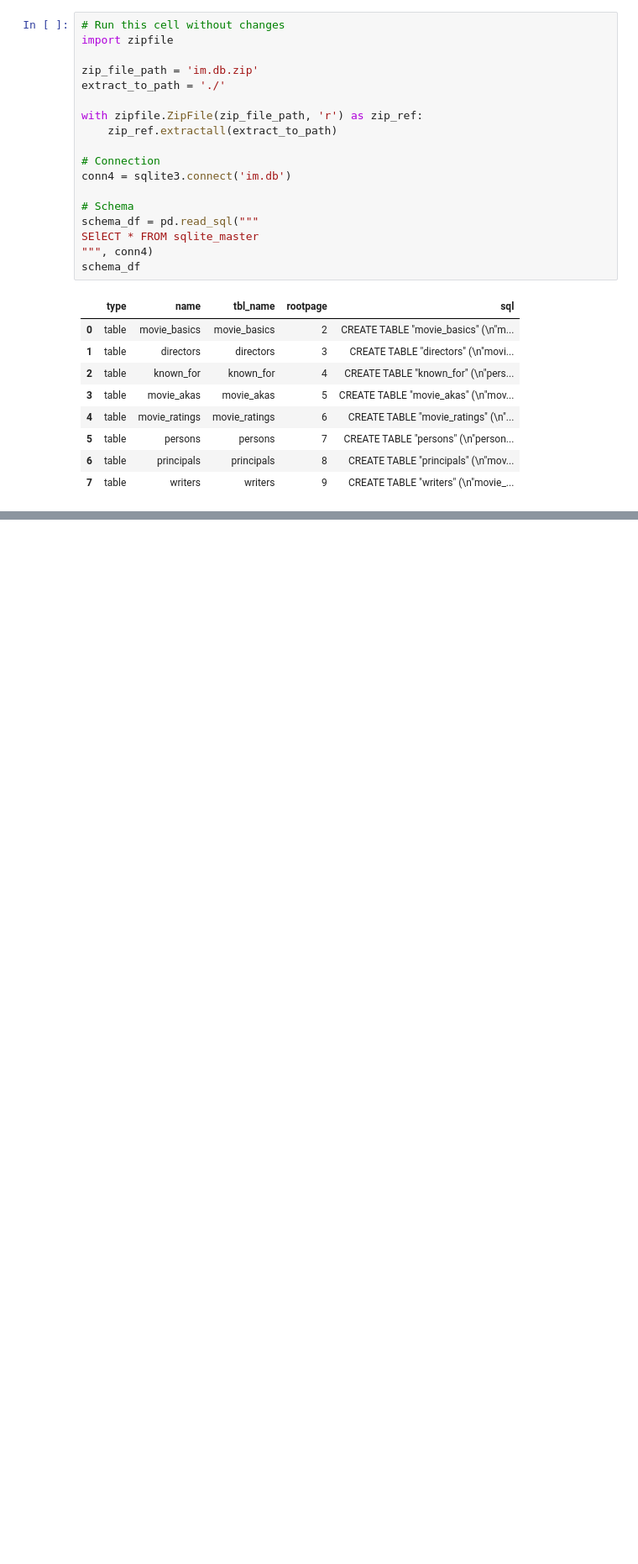
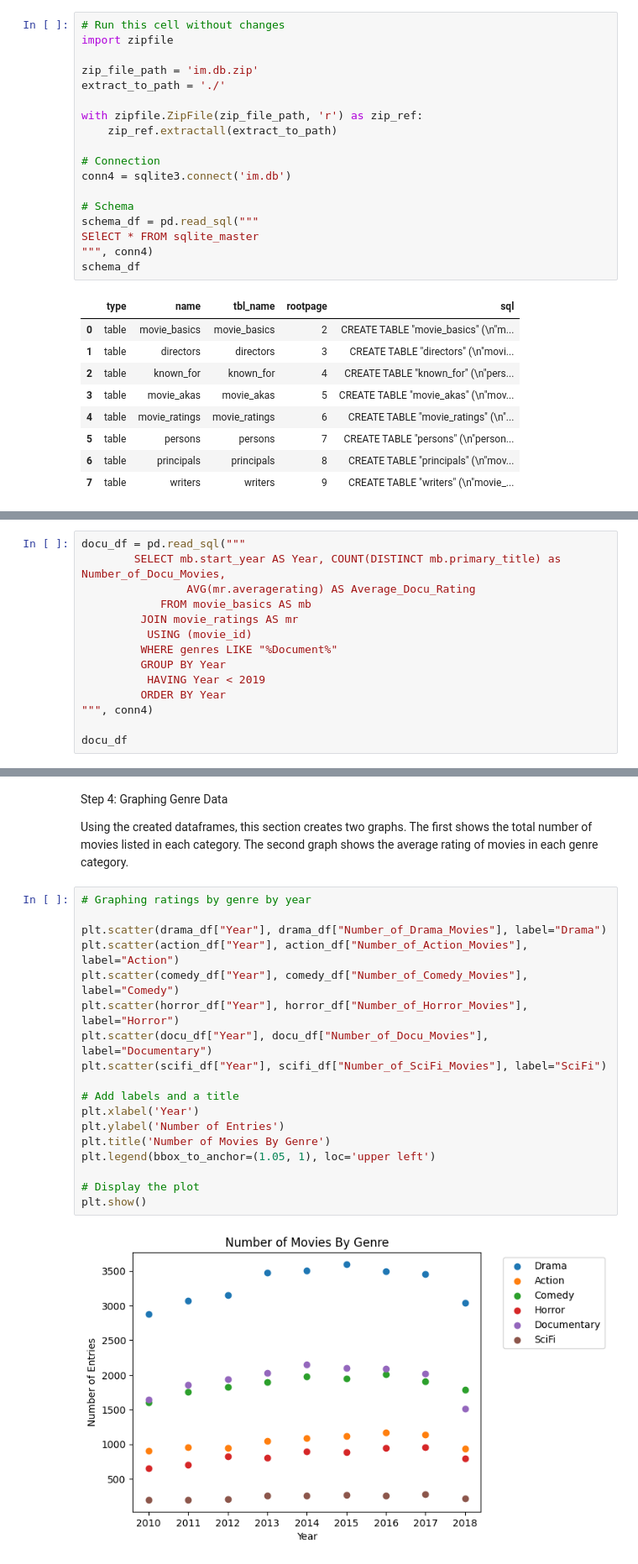
Before and after one commit to Zanalidu/dsc-sql-summative-lab, a Jupyter notebook: SQLSummativeLab.ipynb, the cells around one changed output, grey strips where cells are left out. Shown at 84% size. Cells and saved outputs as stored; diff of their text form; blank space fills up the shorter version.

```diff
--- a/SQLSummativeLab.ipynb
+++ b/SQLSummativeLab.ipynb
@@ -521,0 +906,14 @@ None
+# %%
+docu_df = pd.read_sql("""
+        SELECT mb.start_year AS Year, COUNT(DISTINCT mb.primary_title) as Number_of_Docu_Movies,
+                AVG(mr.averagerating) AS Average_Docu_Rating
+            FROM movie_basics AS mb
+         JOIN movie_ratings AS mr
+          USING (movie_id)
+         WHERE genres LIKE "%Document%"
+         GROUP BY Year
+          HAVING Year < 2019
+         ORDER BY Year
+""", conn4)
+
+docu_df
@@ -521,0 +931,25 @@ None
+# %% [markdown]
+Step 4: Graphing Genre Data
+
+Using the created dataframes, this section creates two graphs. The first shows the total number of movies listed in each category.
+The second graph shows the average rating of movies in each genre category.
+# %%
+# Graphing ratings by genre by year
+
+plt.scatter(drama_df["Year"], drama_df["Number_of_Drama_Movies"], label="Drama")
+plt.scatter(action_df["Year"], action_df["Number_of_Action_Movies"], label="Action")
+plt.scatter(comedy_df["Year"], comedy_df["Number_of_Comedy_Movies"], label="Comedy")
+plt.scatter(horror_df["Year"], horror_df["Number_of_Horror_Movies"], label="Horror")
+plt.scatter(docu_df["Year"], docu_df["Number_of_Docu_Movies"], label="Documentary")
+plt.scatter(scifi_df["Year"], scifi_df["Number_of_SciFi_Movies"], label="SciFi")
+
+# Add labels and a title
+plt.xlabel('Year')
+plt.ylabel('Number of Entries')
+plt.title('Number of Movies By Genre')
+plt.legend(bbox_to_anchor=(1.05, 1), loc='upper left')
+
+# Display the plot
+plt.show()
+# %% [output]
+[figure, added]
```
Also changed, not shown: parts of 30 cells of this notebook, 1 other file.
